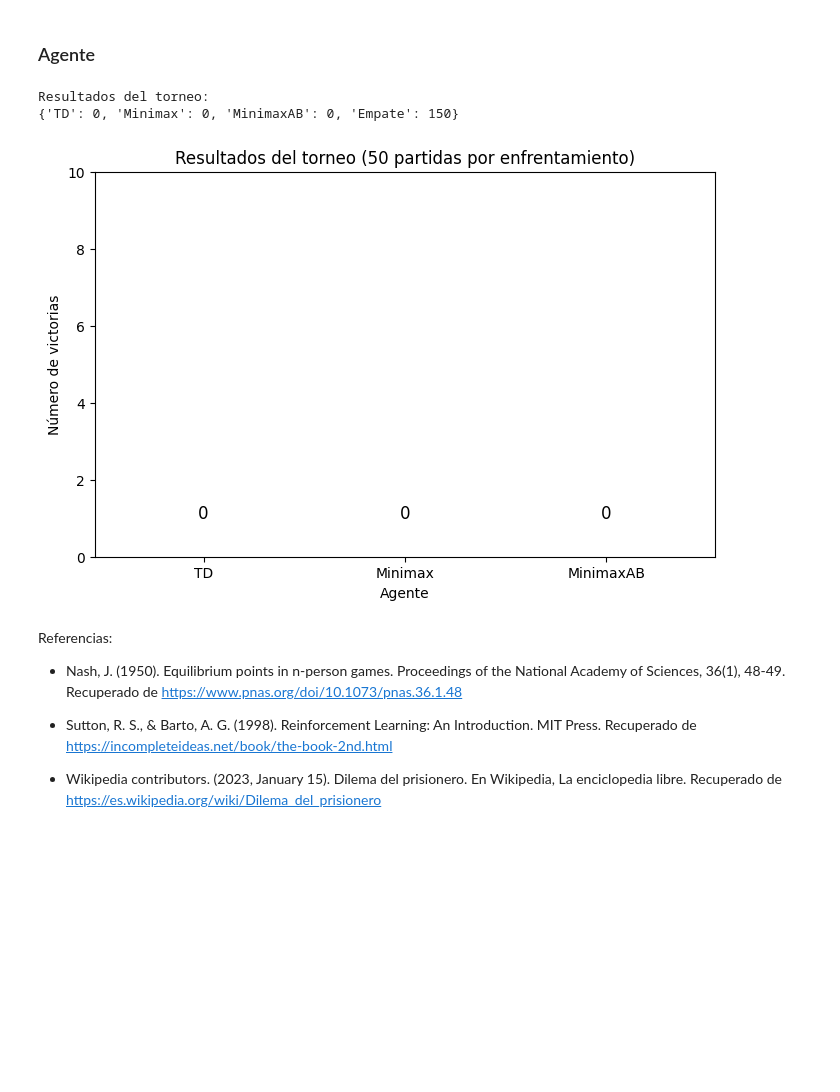
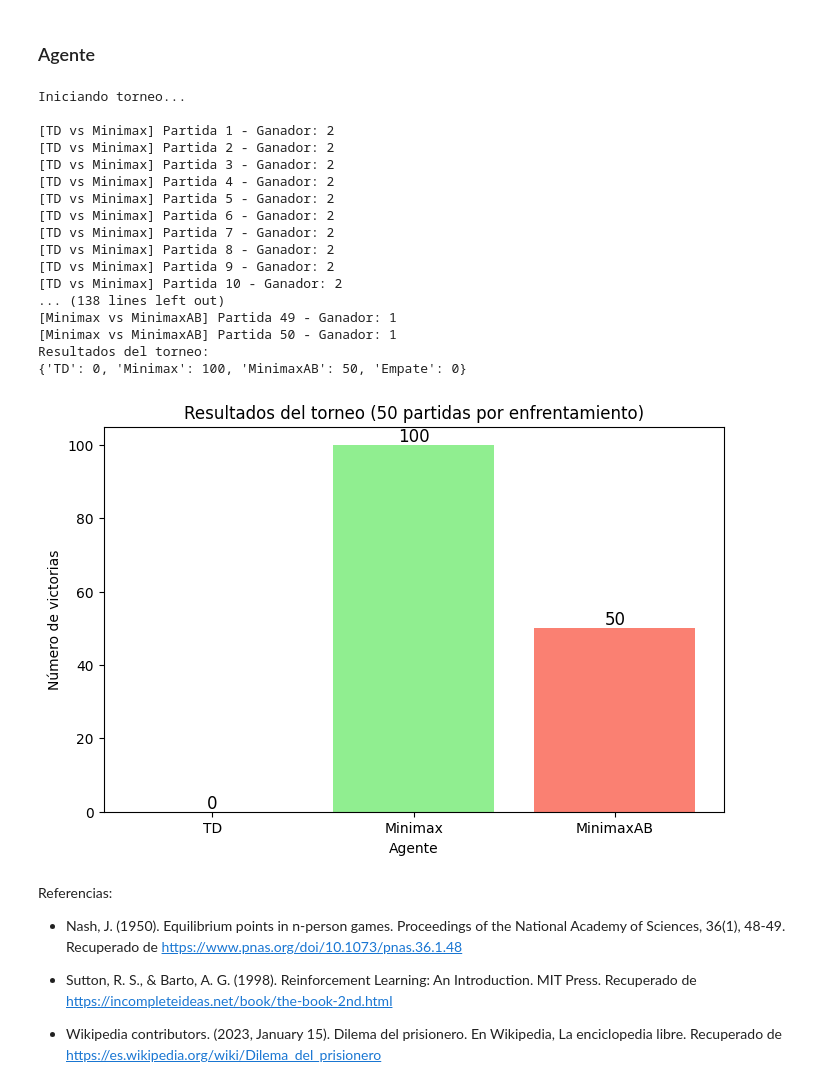
Before and after one commit to BrandonReyes0609/Lab07_IA, a Jupyter notebook: main.ipynb, the cells around one changed output. Cells and saved outputs as stored; diff of their text form; code cells hidden in the pictures; blank space fills up the shorter version.

```diff
--- a/main.ipynb
+++ b/main.ipynb
@@ -129,12 +135,12 @@ def hay_ganador(tablero, ficha):
         for r in range(FILAS - 3):
             if all(tablero[r+i, c] == ficha for i in range(4)):
                 return True
-    # Diagonal positiva
+    # Diagonal positiva ↘
     for r in range(FILAS - 3):
         for c in range(COLUMNAS - 3):
             if all(tablero[r+i, c+i] == ficha for i in range(4)):
                 return True
-    # Diagonal negativa
+    # Diagonal negativa ↙
     for r in range(3, FILAS):
         for c in range(COLUMNAS - 3):
             if all(tablero[r-i, c+i] == ficha for i in range(4)):
@@ -149,7 +155,7 @@ def columnas_disponibles(tablero):
 
 def puntuar_tablero(tablero, ficha):
     # Para la simulación (minimax), se usa la evaluación simple del tablero
-    # Esta función proviene de tu Lab6 (adaptada)
+
     def evaluar_ventana(ventana, ficha):
         puntuacion = 0
         ficha_oponente = 1 if ficha == 2 else 2
@@ -388,21 +394,20 @@ def simulate_game(agente1, agente2, ficha1, ficha2, td_agent=None, entrenamiento
 def torneo():
     num_partidas = 50
 
-    # Crear instancias de los agentes
-    # Agente TD: con parámetros que se pueden ajustar (alpha, gamma, epsilon)
-    td_agent = TDAgent(alpha=0.1, gamma=0.9, epsilon=0.05)
-    # Agente Minimax sin poda
+    # Crear agentes
+    td_agent = TDAgent(alpha=0.1, gamma=0.9, epsilon=0.09)
     minimax_agent = MinimaxAgent(profundidad=4, usar_poda=False)
-    # Agente Minimax con poda alfa-beta
     minimax_ab_agent = MinimaxAgent(profundidad=5, usar_poda=True)
 
-    # Contadores de victorias
+    # Contadores
     victorias = {"TD": 0, "Minimax": 0, "MinimaxAB": 0, "Empate": 0}
 
-    # --- Partido 1: TD vs Minimax ---
+    print("Iniciando torneo...\n")
+
+    # Partidas TD vs Minimax
     for i in range(num_partidas):
-        # Asumimos que TD juega con ficha 1 y Minimax con ficha 2 (se puede alternar si se desea)
-        ganador = simulate_game(td_agent, minimax_agent, ficha1=1, ficha2=2, td_agent=td_agent, entrenamiento_td=True)
+        ganador, _ = simulate_game(td_agent, minimax_agent, ficha1=1, ficha2=2, td_agent=td_agent, entrenamiento_td=True)
+        print(f"[TD vs Minimax] Partida {i+1} - Ganador: {ganador}")
         if ganador == 1:
             victorias["TD"] += 1
         elif ganador == 2:
@@ -410,9 +415,10 @@ def torneo():
         else:
             victorias["Empate"] += 1
 
-    # --- Partido 2: TD vs MinimaxAB ---
+    # Partidas TD vs MinimaxAB
     for i in range(num_partidas):
-        ganador = simulate_game(td_agent, minimax_ab_agent, ficha1=1, ficha2=2, td_agent=td_agent, entrenamiento_td=True)
+        ganador, _ = simulate_game(td_agent, minimax_ab_agent, ficha1=1, ficha2=2, td_agent=td_agent, entrenamiento_td=True)
+        print(f"[TD vs MinimaxAB] Partida {i+1} - Ganador: {ganador}")
         if ganador == 1:
             victorias["TD"] += 1
         elif ganador == 2:
@@ -420,49 +426,62 @@ def torneo():
         else:
             victorias["Empate"] += 1
 
-    # --- Partido 3: Minimax vs MinimaxAB ---
+    # Partidas Minimax vs MinimaxAB
     for i in range(num_partidas):
-        ganador = simulate_game(minimax_agent, minimax_ab_agent, ficha1=1, ficha2=2, td_agent=None, entrenamiento_td=False)
+        ganador, _ = simulate_game(minimax_agent, minimax_ab_agent, ficha1=1, ficha2=2)
+        print(f"[Minimax vs MinimaxAB] Partida {i+1} - Ganador: {ganador}")
         if ganador == 1:
             victorias["Minimax"] += 1
         elif ganador == 2:
             victorias["MinimaxAB"] += 1
         else:
             victorias["Empate"] += 1
 
     return victorias
 
-
 # Graficar resultados del torneo
 def graficar_resultados(victorias):
-    agentes = [ "TD", "Minimax", "MinimaxAB"]
-    # Se excluyen los empates de la gráfica
+    agentes = ["TD", "Minimax", "MinimaxAB"]
     resultados = [victorias[agente] for agente in agentes]
 
     plt.figure(figsize=(8, 5))
     plt.bar(agentes, resultados, color=["skyblue", "lightgreen", "salmon"])
     plt.xlabel("Agente")
     plt.ylabel("Número de victorias")
     plt.title("Resultados del torneo (50 partidas por enfrentamiento)")
-    plt.ylim(0, max(resultados) + 10)
+    plt.ylim(0, max(resultados) + 5)
     for i, v in enumerate(resultados):
         plt.text(i, v + 1, str(v), ha='center', fontsize=12)
     plt.show()
-
 
 # Función ejecutar la simulación
 def main():
     resultados = torneo()
     print("Resultados del torneo:")
     print(resultados)
     graficar_resultados(resultados)
 
 if __name__ == "__main__":
     main()
 # %% [output]
+Iniciando torneo...
+
+[TD vs Minimax] Partida 1 - Ganador: 2
+[TD vs Minimax] Partida 2 - Ganador: 2
+[TD vs Minimax] Partida 3 - Ganador: 2
+[TD vs Minimax] Partida 4 - Ganador: 2
+[TD vs Minimax] Partida 5 - Ganador: 2
+[TD vs Minimax] Partida 6 - Ganador: 2
+[TD vs Minimax] Partida 7 - Ganador: 2
+[TD vs Minimax] Partida 8 - Ganador: 2
+[TD vs Minimax] Partida 9 - Ganador: 2
+[TD vs Minimax] Partida 10 - Ganador: 2
+... (138 lines left out)
+[Minimax vs MinimaxAB] Partida 49 - Ganador: 1
+[Minimax vs MinimaxAB] Partida 50 - Ganador: 1
 Resultados del torneo:
-{'TD': 0, 'Minimax': 0, 'MinimaxAB': 0, 'Empate': 150}
+{'TD': 0, 'Minimax': 100, 'MinimaxAB': 50, 'Empate': 0}
-[figure, old version]
+[figure, new version]
 # %%
 import tkinter as tk
 
```
Also changed, not shown: parts of 1 cell of this notebook.
